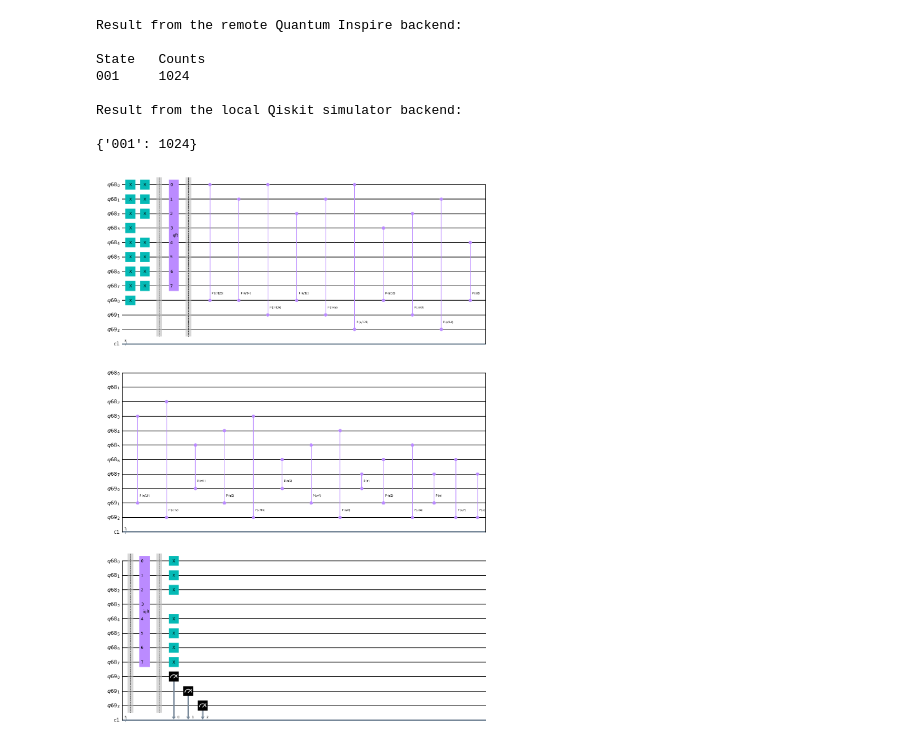
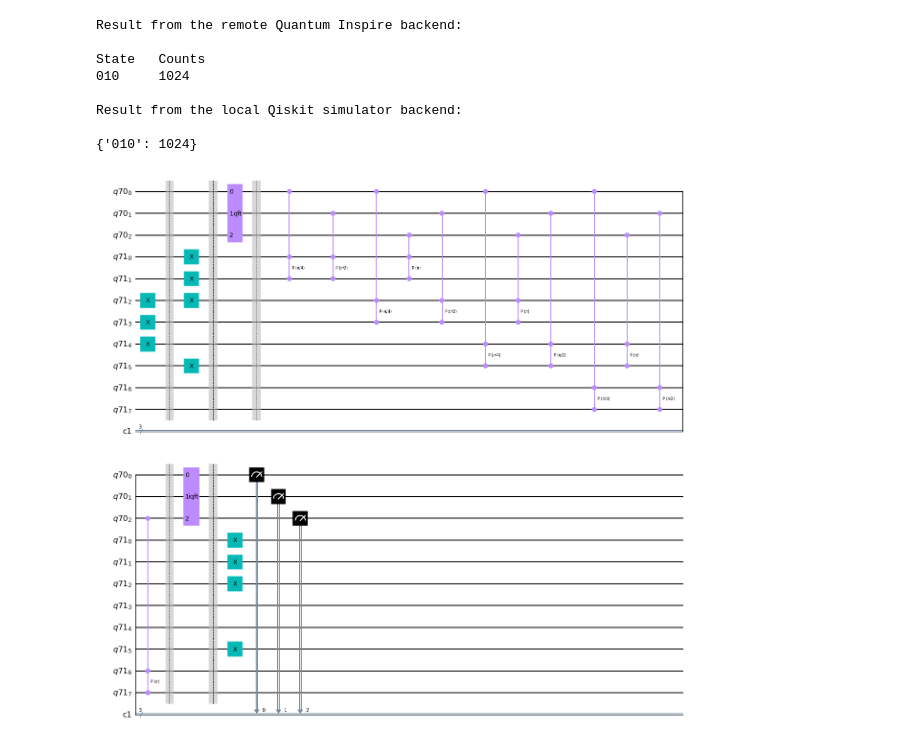
Before and after one commit to drobiu/quantum-project, a Jupyter notebook: notebooks/test_arithmetic.ipynb, the cells around one changed output. Cells and saved outputs as stored; diff of their text form; code cells hidden in the pictures.

Commit message:
fix oracle a

```diff
--- a/notebooks/test_arithmetic.ipynb
+++ b/notebooks/test_arithmetic.ipynb
@@ -33,26 +33,27 @@ Result from the local Qiskit simulator backend:
 # %%
-q = QuantumRegister(8)
-a = QuantumRegister(3)
+q = QuantumRegister(3)
+a = QuantumRegister(8)
 c = ClassicalRegister(3)
 qc = QuantumCircuit(q, a, c)
 
-qc.x(a[0])
-qc.x(q[:])
 
-qc = oracle_a(qc, q, a, [0, 1, 0, 0])
+qc.x(a[2:5])
+qc.barrier()
+
+qc = oracle_a(qc, q, a, [0, 1, 2, 3])
 
 # Should equal 110
-qc.measure(a[:], c[:])
+qc.measure(q[:], c[:])
 
 run_qc(qc)
 qc.draw(output="mpl")
 # %% [output]
 Result from the remote Quantum Inspire backend:
 
 State   Counts
-001     1024
+010     1024
 
 Result from the local Qiskit simulator backend:
 
-{'001': 1024}
+{'010': 1024}
-[figure, old version]
+[figure, new version]
```
Also changed, not shown: parts of 2 cells of this notebook, 1 other file.
